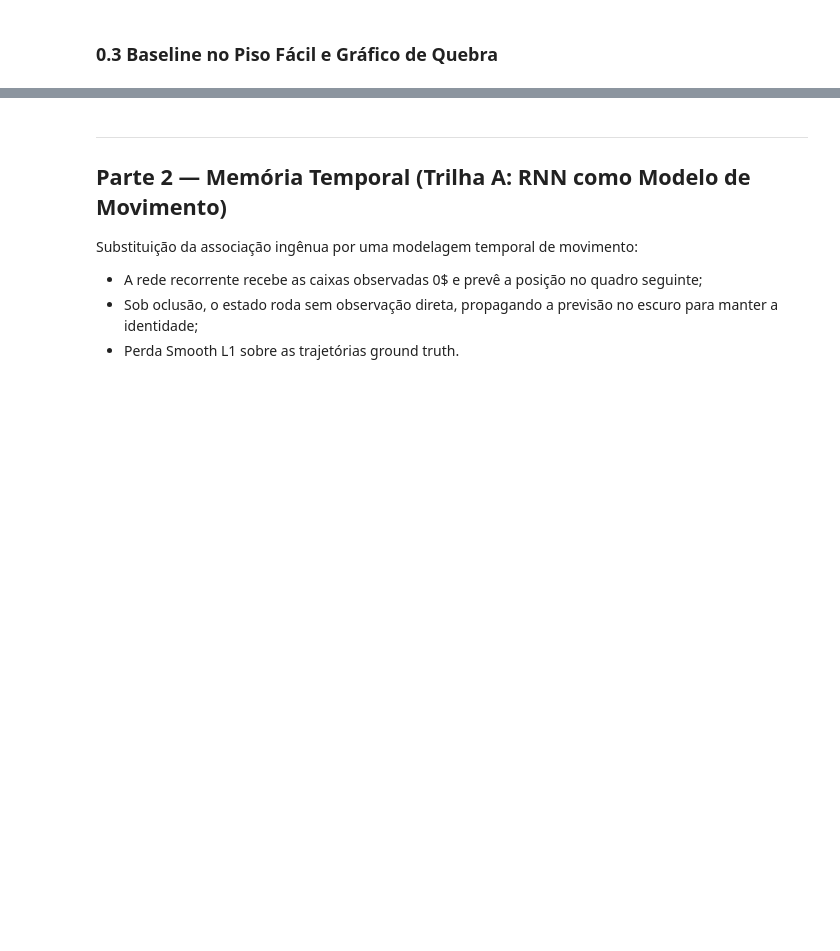
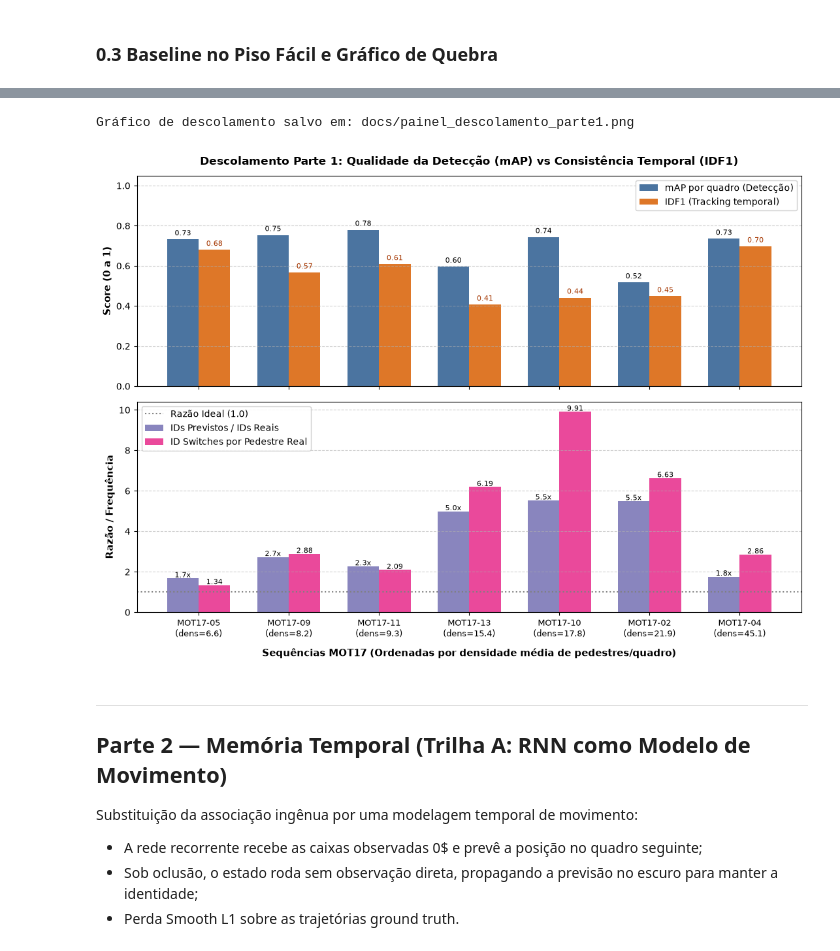
Before and after one commit to ThevezGomes/Programming-Assignment-2---Deep-Learning, a Jupyter notebook: src/pipeline.ipynb, the cells around one changed output, grey strips where cells are left out. Drawn from its saved outputs; the diff is of its cells as text; code cells hidden in the pictures; blank space fills up the shorter version.

Commit message:
feat: parte 1

```diff
--- a/src/pipeline.ipynb
+++ b/src/pipeline.ipynb
@@ -77,3 +186,13 @@ run_unit_tests()
+# %%
+# Gráfico do Descolamento (Obrigatório — Parte 1, Item 5)
+from src.visualization import plot_decoupling_panel
+
+os.makedirs("docs", exist_ok=True)
+fig = plot_decoupling_panel(results_p1, save_path="docs/painel_descolamento_parte1.png")
+plt.show()
+# %% [output]
+Gráfico de descolamento salvo em: docs/painel_descolamento_parte1.png
+[figure, added]
 # %% [markdown]
 ---
 ## Parte 2 — Memória Temporal (Trilha A: RNN como Modelo de Movimento)
```
Also changed, not shown: parts of 8 cells of this notebook, 10 other files.
